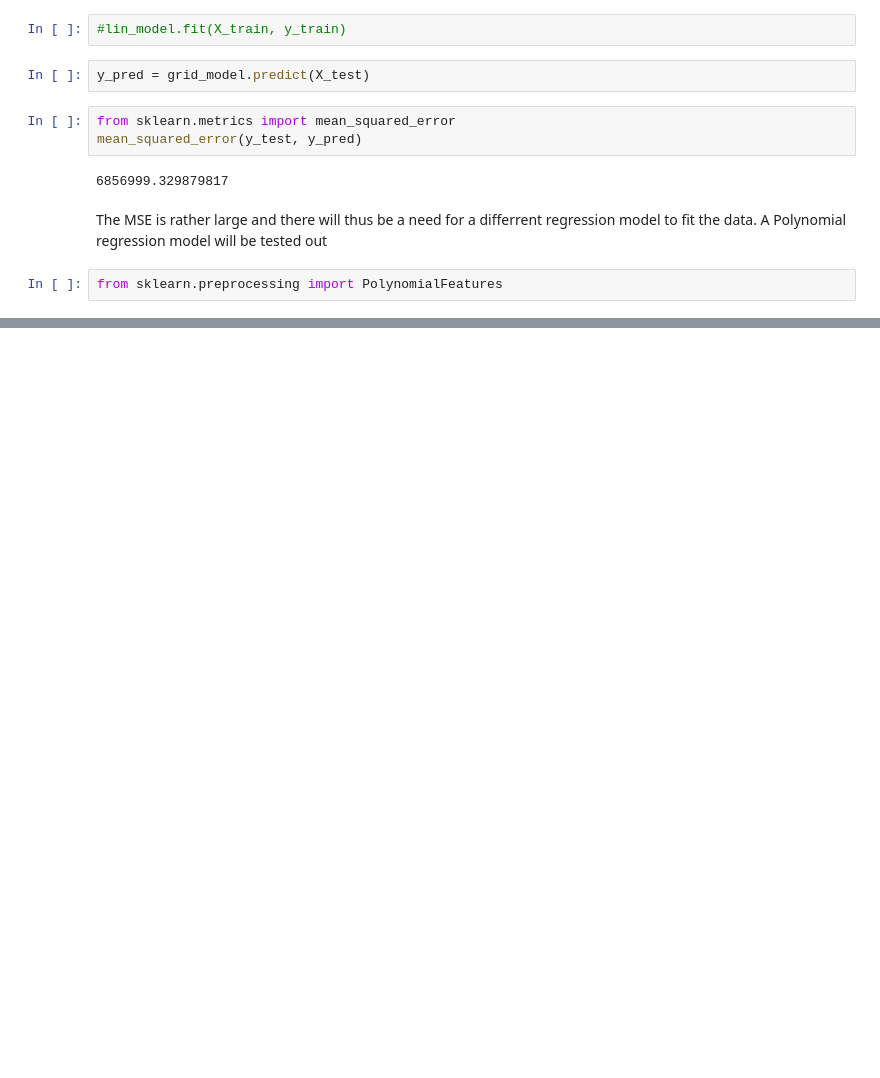
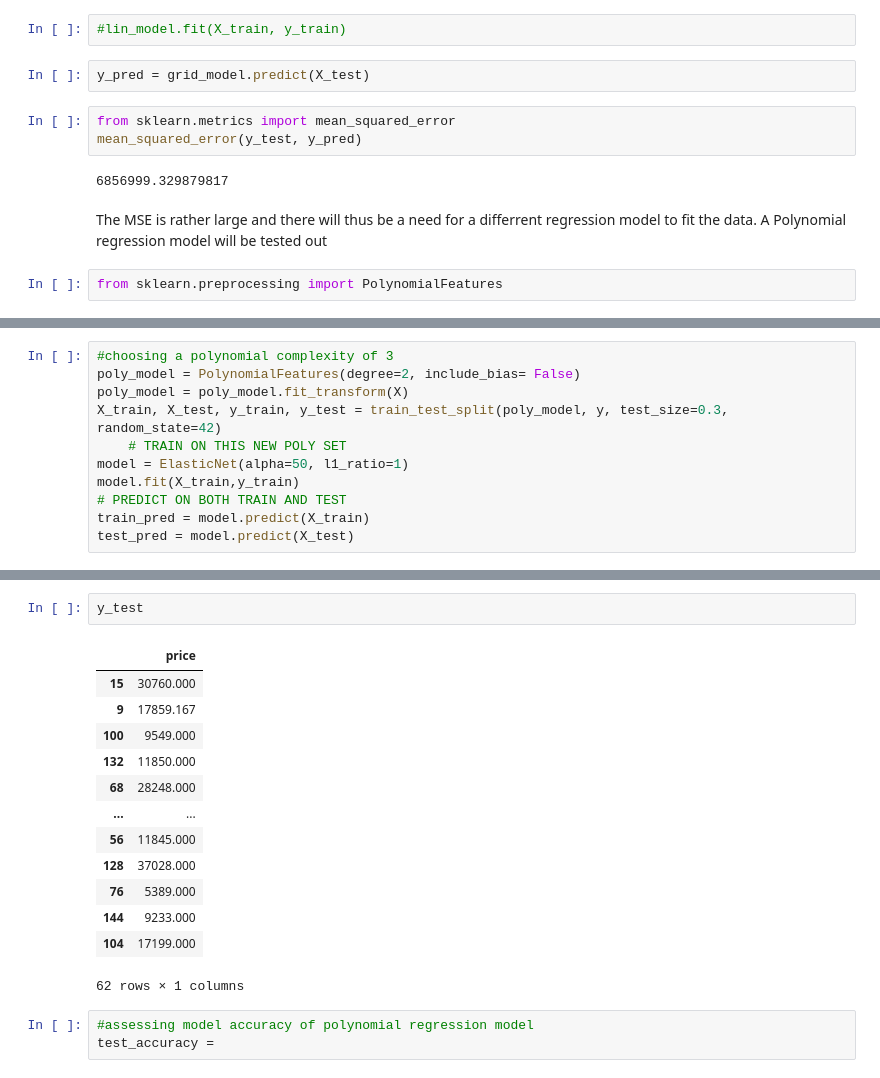
Before and after one commit to josephine-amponsah/car-price-predictor, a Jupyter notebook: carPricePrediction/4.linear_regression.ipynb, the cells around one changed output, grey strips where cells are left out. Saved outputs shown, nothing was run; the diff lists cells and outputs as text; blank space fills up the shorter version.

```diff
--- a/carPricePrediction/4.linear_regression.ipynb
+++ b/carPricePrediction/4.linear_regression.ipynb
@@ -265,0 +266,11 @@ MemoryError: Unable to allocate 836. MiB for an array with shape (143, 766479) a
+# %%
+#choosing a polynomial complexity of 3
+poly_model = PolynomialFeatures(degree=2, include_bias= False)
+poly_model = poly_model.fit_transform(X)
+X_train, X_test, y_train, y_test = train_test_split(poly_model, y, test_size=0.3, random_state=42)
+    # TRAIN ON THIS NEW POLY SET
+model = ElasticNet(alpha=50, l1_ratio=1)
+model.fit(X_train,y_train)
+# PREDICT ON BOTH TRAIN AND TEST
+train_pred = model.predict(X_train)
+test_pred = model.predict(X_test)
@@ -265,0 +300,19 @@ MemoryError: Unable to allocate 836. MiB for an array with shape (143, 766479) a
+# %%
+y_test
+# %% [output]
+|  | price |
+| 15 | 30760.000 |
+| 9 | 17859.167 |
+| 100 | 9549.000 |
+| 132 | 11850.000 |
+| 68 | 28248.000 |
+| ... | ... |
+| 56 | 11845.000 |
+| 128 | 37028.000 |
+| 76 | 5389.000 |
+| 144 | 9233.000 |
+| 104 | 17199.000 |
+62 rows × 1 columns
+# %%
+#assessing model accuracy of polynomial regression model
+test_accuracy =
```
Also changed, not shown: parts of 7 cells of this notebook.
